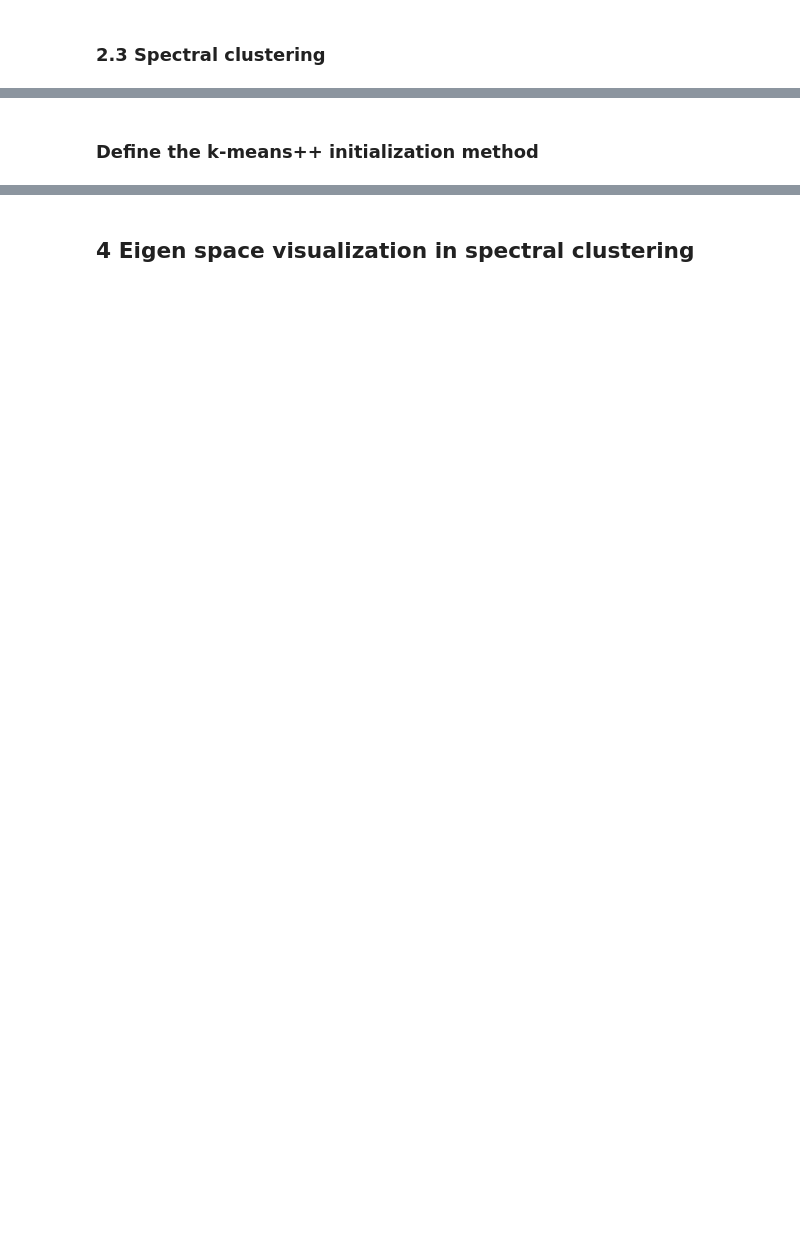
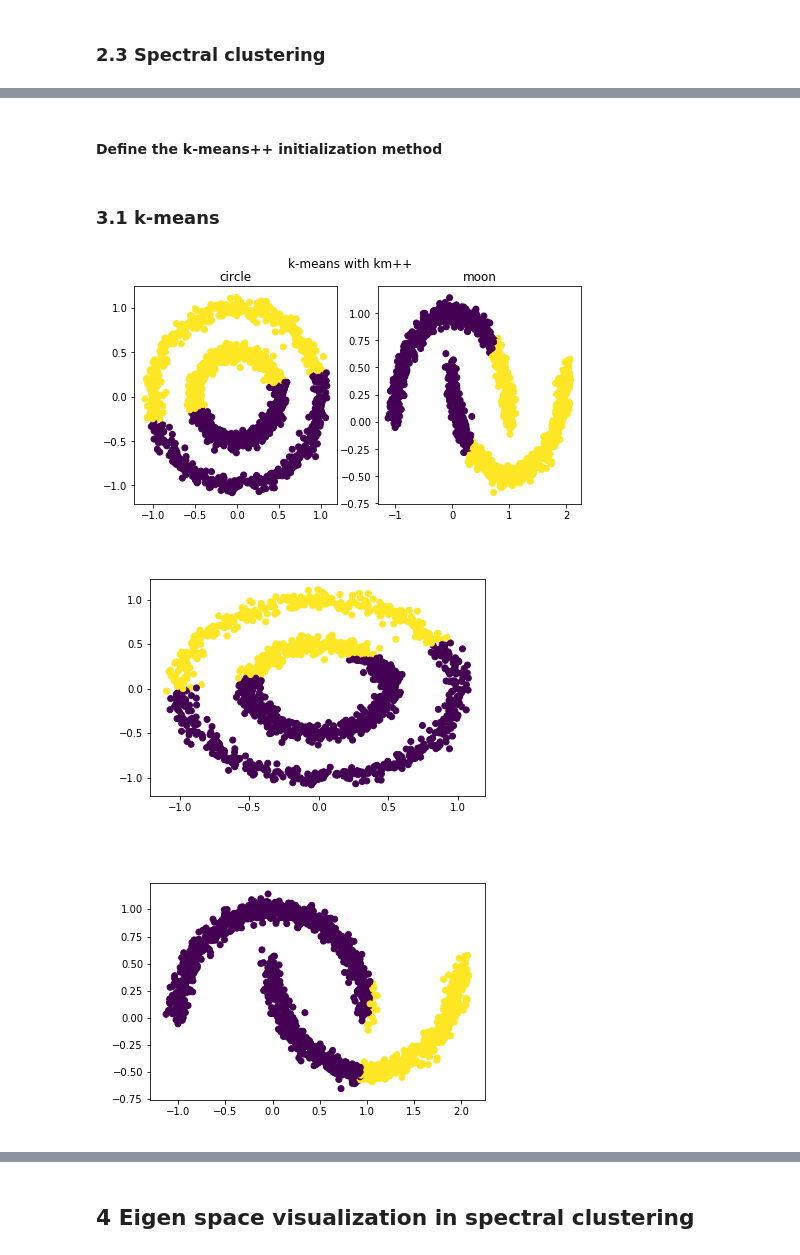
Before and after one commit to tfchan/ML-s19-HW6, a Jupyter notebook: hw6.ipynb, the cells around one changed output, grey strips where cells are left out. Drawn from its saved outputs; the diff is of its cells as text; code cells hidden in the pictures; blank space fills up the shorter version.

```diff
--- a/hw6.ipynb
+++ b/hw6.ipynb
@@ -273,5 +359,5 @@ Here I use k-means++ as alternative initialization method
 # %% [markdown]
-### Define the k-means++ initialization method
+#### Define the k-means++ initialization method
 # %%
 def kmpp_assign(x, n_class):
     """Initialization method which use k-means++ for assigning class."""
@@ -289,7 +375,13 @@ def kmpp_assign(x, n_class):
         means = np.vstack((means, mean))
     y = assign_cluster(x, means)
     return y
+# %% [markdown]
+### 3.1 k-means
 # %%
-y_circle = kmeans(circle, init_method=kmpp_assign)
-y_moon = kmeans(moon, init_method=kmpp_assign)
-plot_graph(circle, moon, y_circle, y_moon, 'k-means')
+y_circle = kmeans(circle, init_method=kmpp_assign, return_step=True)
+y_moon = kmeans(moon, init_method=kmpp_assign, return_step=True)
+plot_graph(circle, moon, y_circle, y_moon, 'k-means with km++', animated=True)
+# %% [output]
+[figure, added]
+[figure, added]
+[figure, added]
```
Also changed, not shown: parts of 55 cells of this notebook.
